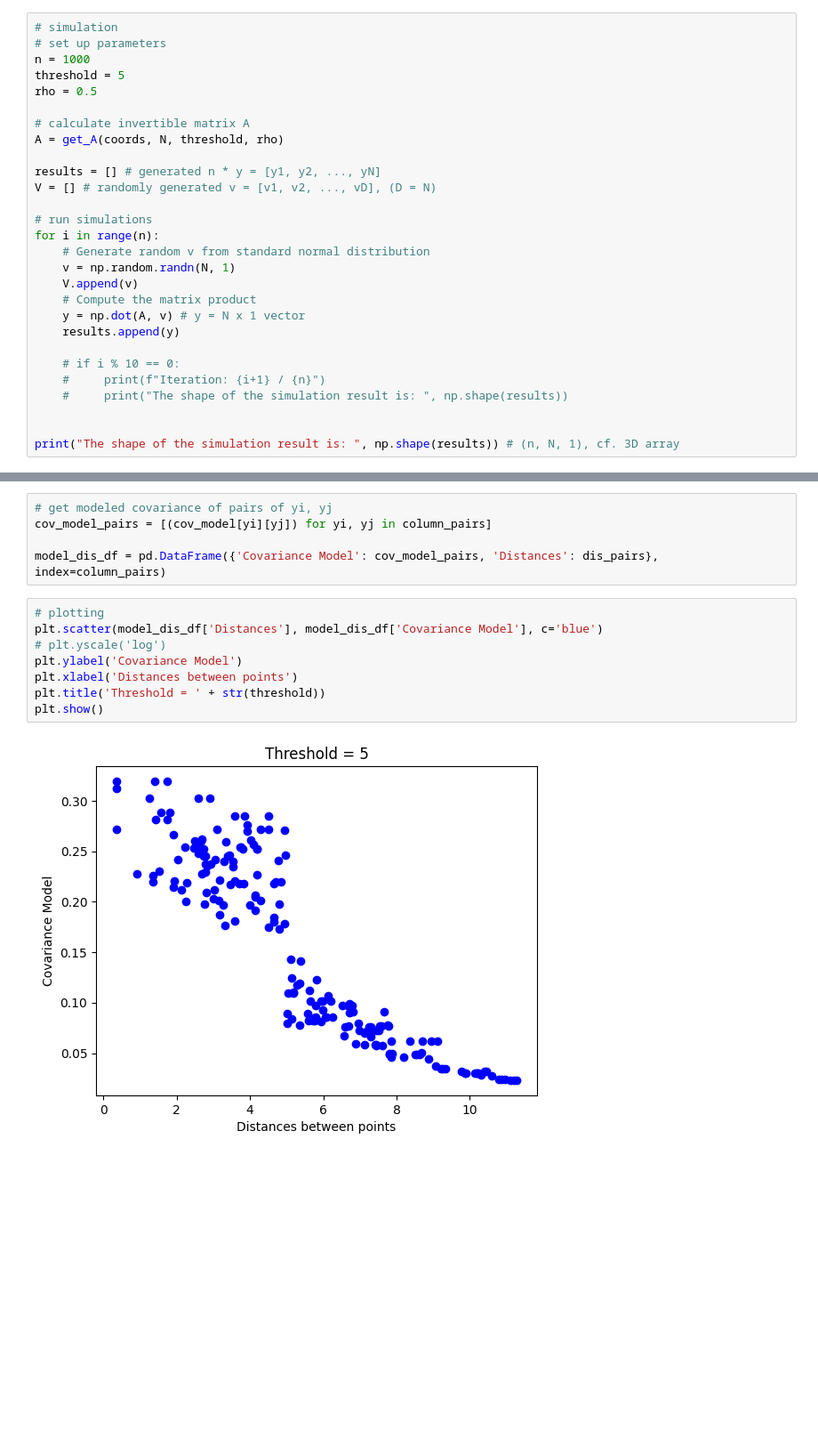
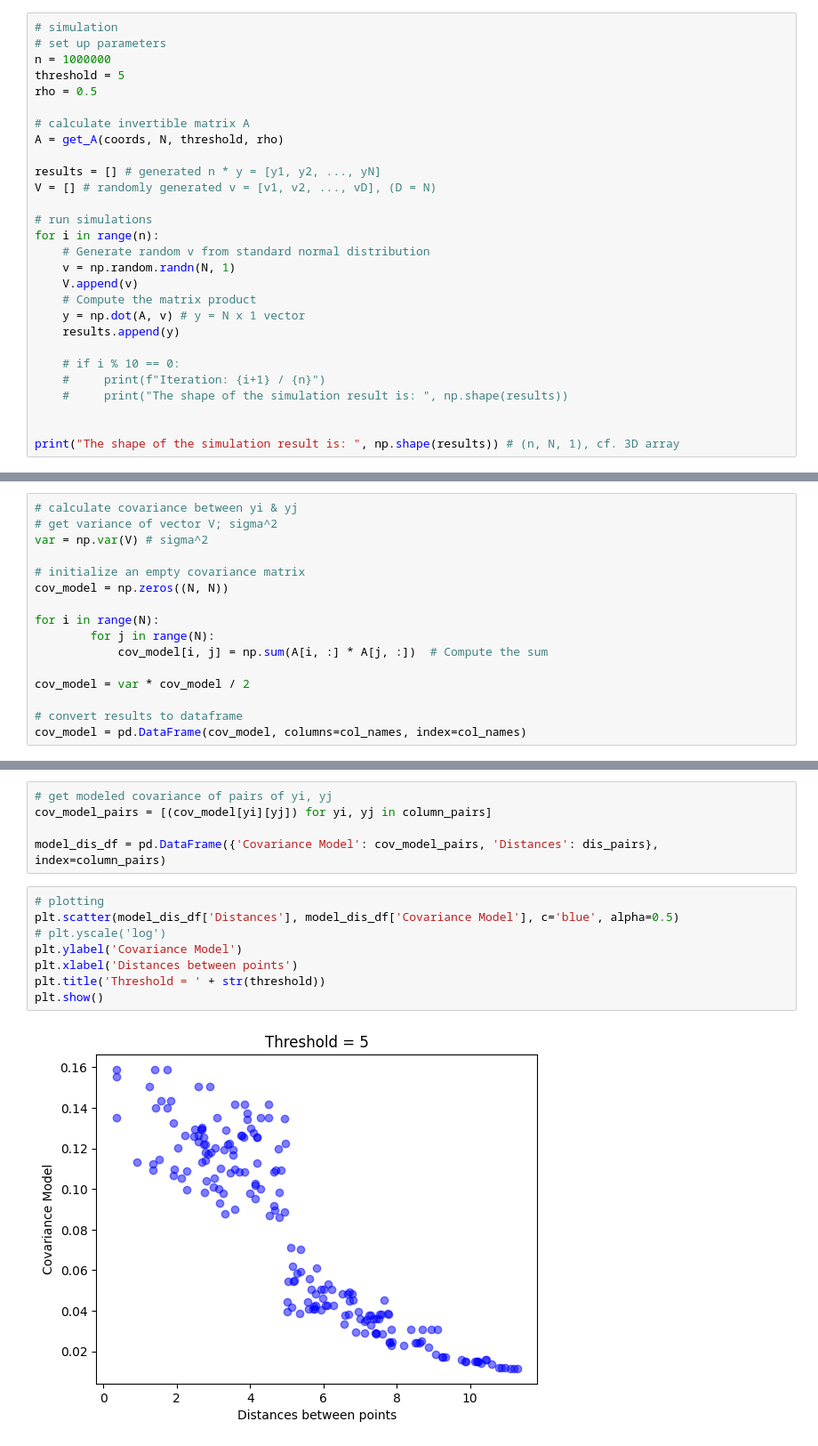
Before and after one commit to 272-burger/Covariance-Modeling, a Jupyter notebook: SAR/RA-SARplotting.ipynb, the cells around one changed output, grey strips where cells are left out. Shown at 89% size. Saved outputs shown, nothing was run; the diff lists cells and outputs as text; blank space fills up the shorter version.

```diff
--- a/SAR/RA-SARplotting.ipynb
+++ b/SAR/RA-SARplotting.ipynb
@@ -63,7 +63,7 @@ def get_A(coords, N, thres, rho):
 # %%
 # simulation
 # set up parameters
-n = 1000
+n = 1000000
 threshold = 5
 rho = 0.5
 
@@ -162,6 +166,22 @@ cov_model = var * cov_model / 2
 
 # convert results to dataframe
 cov_model = pd.DataFrame(cov_model, columns=col_names, index=col_names)
+# %%
+# calculate covariance between yi & yj
+# get variance of vector V; sigma^2
+var = np.var(V) # sigma^2
+
+# initialize an empty covariance matrix
+cov_model = np.zeros((N, N))
+
+for i in range(N):
+        for j in range(N):
+            cov_model[i, j] = np.sum(A[i, :] * A[j, :])  # Compute the sum
+
+cov_model = var * cov_model / 2
+
+# convert results to dataframe
+cov_model = pd.DataFrame(cov_model, columns=col_names, index=col_names)
 # %% [markdown]
 ## 3-2. Plot Covariance model - Distances
 # %%
@@ -171,11 +191,11 @@ cov_model_pairs = [(cov_model[yi][yj]) for yi, yj in column_pairs]
 model_dis_df = pd.DataFrame({'Covariance Model': cov_model_pairs, 'Distances': dis_pairs}, index=column_pairs)
 # %%
 # plotting
-plt.scatter(model_dis_df['Distances'], model_dis_df['Covariance Model'], c='blue')
+plt.scatter(model_dis_df['Distances'], model_dis_df['Covariance Model'], c='blue', alpha=0.5)
 # plt.yscale('log')
 plt.ylabel('Covariance Model')
 plt.xlabel('Distances between points')
 plt.title('Threshold = ' + str(threshold))
 plt.show()
 # %% [output]
-[figure, old version]
+[figure, new version]
```
Also changed, not shown: parts of 4 cells of this notebook, 1 other file.
